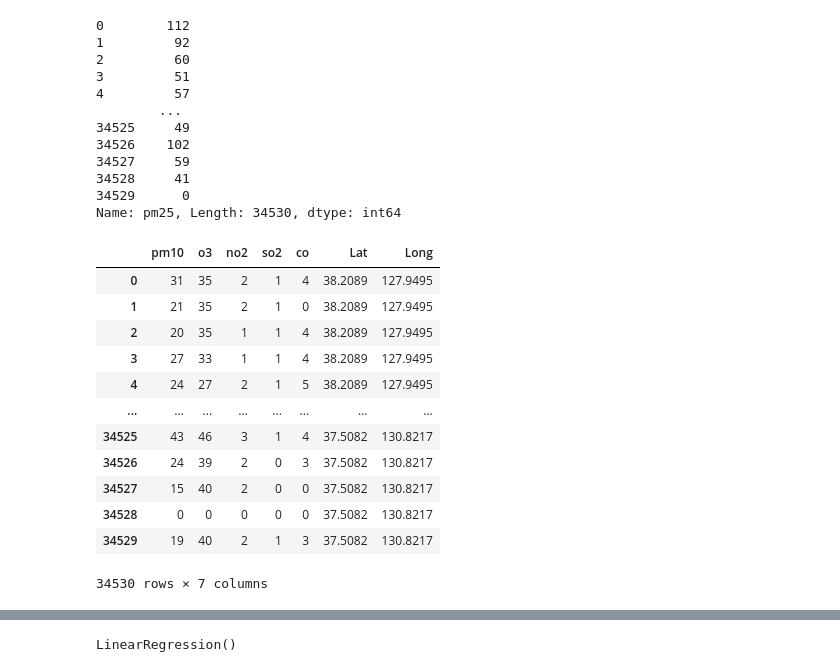
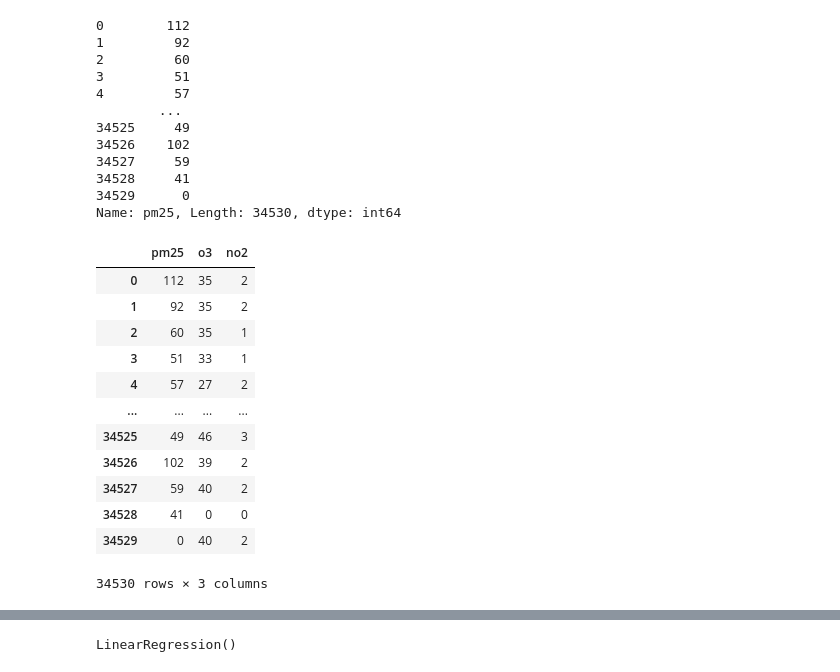
Before and after one commit to Kmdell/AI4ALL_repo, a Jupyter notebook: ai4all-south-korean-pollution.ipynb, the cells around one changed output, grey strips where cells are left out. Cells and saved outputs as stored; diff of their text form; code cells hidden in the pictures.

```diff
--- a/ai4all-south-korean-pollution.ipynb
+++ b/ai4all-south-korean-pollution.ipynb
@@ -31,6 +31,6 @@ df.head()
 | 3 | 3 | 2022/2/4 | 51 | 27 | 33 | 1 | 1 | 4 | 38.2089 | 127.9495 | Bangsan-Myeon | ... |
 | 4 | 4 | 2022/2/5 | 57 | 24 | 27 | 2 | 1 | 5 | 38.2089 | 127.9495 | Bangsan-Myeon | ... |
 # %%
-new_df = df.drop(columns=['Unnamed: 0','date','City','District', 'Country'])
+new_df = df.drop(columns=['pm10','Unnamed: 0','date','City','District', 'Country'])
 new_df.head()
 # %% [output]
@@ -74,19 +79,19 @@ Y
 34529      0
 Name: pm25, Length: 34530, dtype: int64
 # %%
-X = new_df.drop(['pm25'], axis=1)
+X = new_df.drop(['Lat','Long','so2','co'], axis=1)
 X
 # %% [output]
-|  | pm10 | o3 | no2 | so2 | co | Lat | Long |
-| 0 | 31 | 35 | 2 | 1 | 4 | 38.2089 | 127.9495 |
-| 1 | 21 | 35 | 2 | 1 | 0 | 38.2089 | 127.9495 |
-| 2 | 20 | 35 | 1 | 1 | 4 | 38.2089 | 127.9495 |
-| 3 | 27 | 33 | 1 | 1 | 4 | 38.2089 | 127.9495 |
-| 4 | 24 | 27 | 2 | 1 | 5 | 38.2089 | 127.9495 |
-| ... | ... | ... | ... | ... | ... | ... | ... |
-| 34525 | 43 | 46 | 3 | 1 | 4 | 37.5082 | 130.8217 |
-| 34526 | 24 | 39 | 2 | 0 | 3 | 37.5082 | 130.8217 |
-| 34527 | 15 | 40 | 2 | 0 | 0 | 37.5082 | 130.8217 |
-| 34528 | 0 | 0 | 0 | 0 | 0 | 37.5082 | 130.8217 |
-| 34529 | 19 | 40 | 2 | 1 | 3 | 37.5082 | 130.8217 |
+|  | pm25 | o3 | no2 |
+| 0 | 112 | 35 | 2 |
+| 1 | 92 | 35 | 2 |
+| 2 | 60 | 35 | 1 |
+| 3 | 51 | 33 | 1 |
+| 4 | 57 | 27 | 2 |
+| ... | ... | ... | ... |
+| 34525 | 49 | 46 | 3 |
+| 34526 | 102 | 39 | 2 |
+| 34527 | 59 | 40 | 2 |
+| 34528 | 41 | 0 | 0 |
+| 34529 | 0 | 40 | 2 |
-34530 rows × 7 columns
+34530 rows × 3 columns
```
Also changed, not shown: parts of 7 cells of this notebook.
